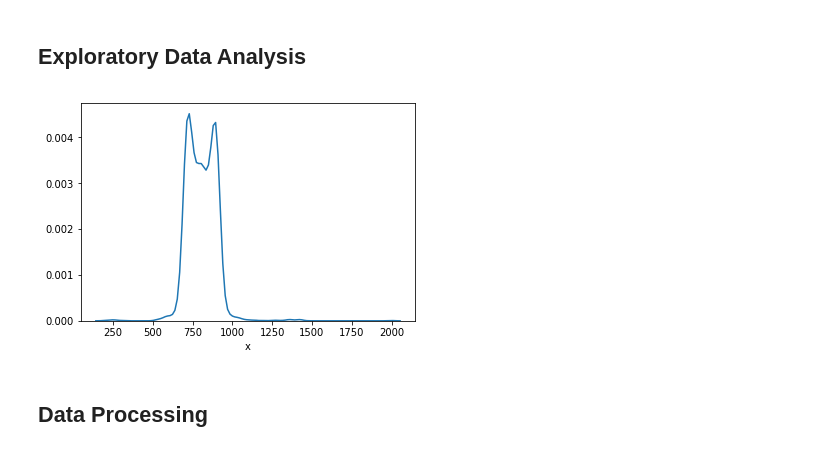
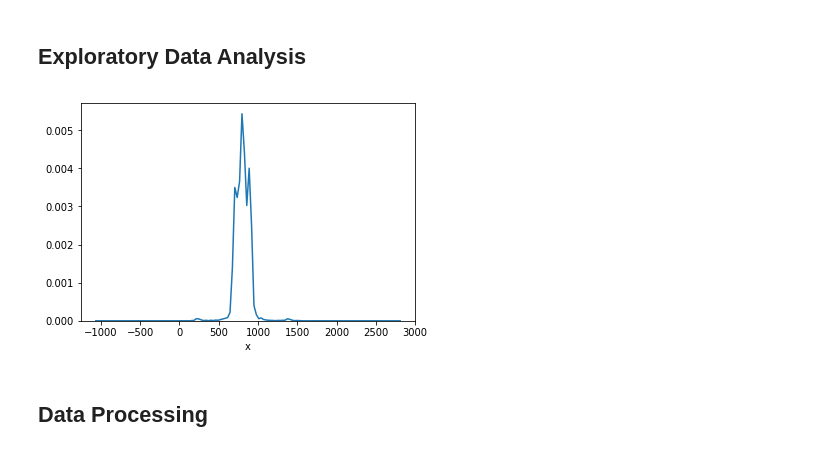
Before and after one commit to hyunwoogu/EyeStrategy, a Jupyter notebook: EyeTrack.ipynb, the cells around one changed output. Saved outputs shown, nothing was run; the diff lists cells and outputs as text; code cells hidden in the pictures.

```diff
--- a/EyeTrack.ipynb
+++ b/EyeTrack.ipynb
@@ -40,10 +40,10 @@ Data, attrs = load("etdb_v1.0.hdf5", "Face Discrim.")
 # %% [markdown]
 ## Exploratory Data Analysis
 # %%
-sns.distplot(Subject['x'], hist=False)
+sns.distplot(Data['x'], hist=False)
 plt.show()
 # %% [output]
-[figure, old version]
+[figure, new version]
 # %% [markdown]
 ## Data Processing
 # %%
```
Also changed, not shown: parts of 8 cells of this notebook.
